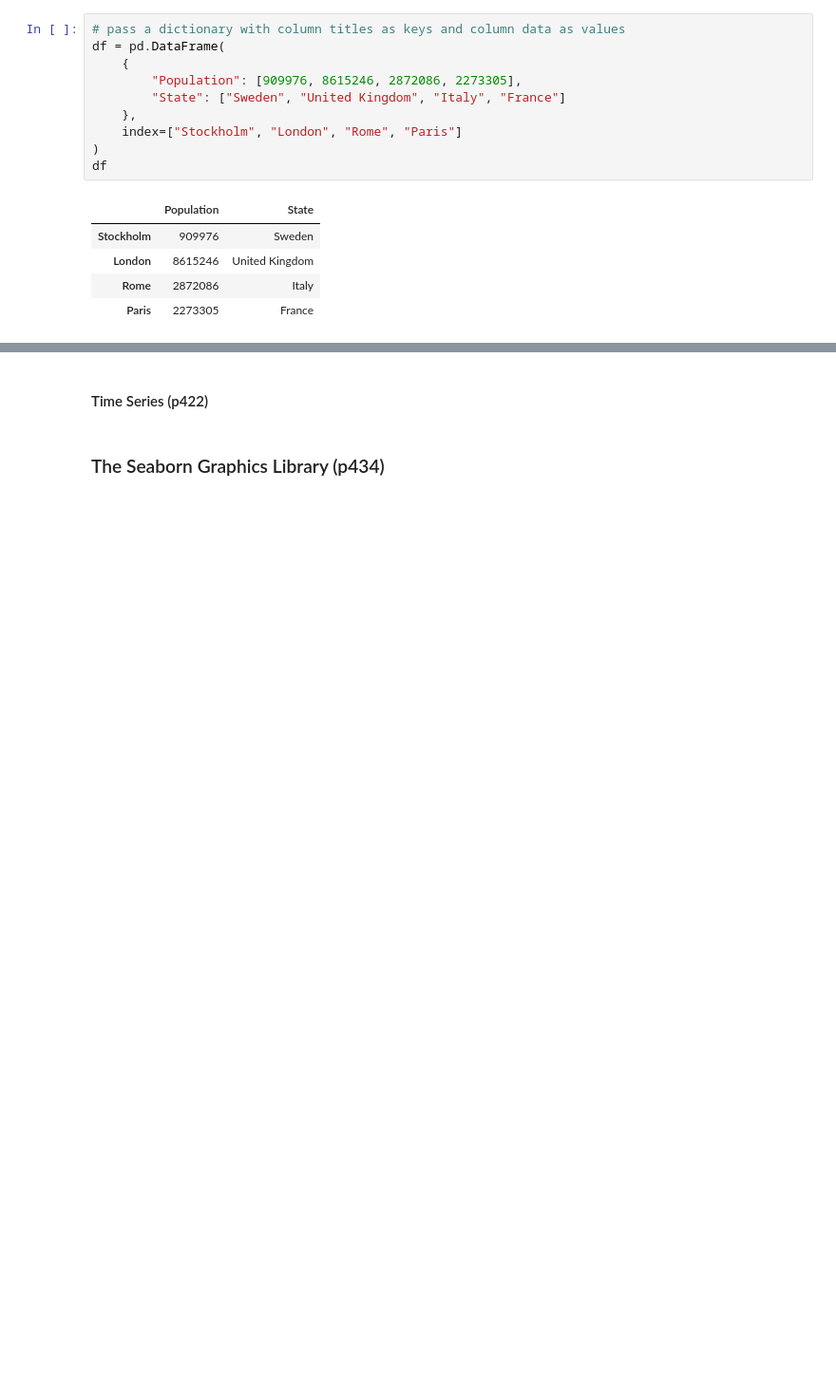
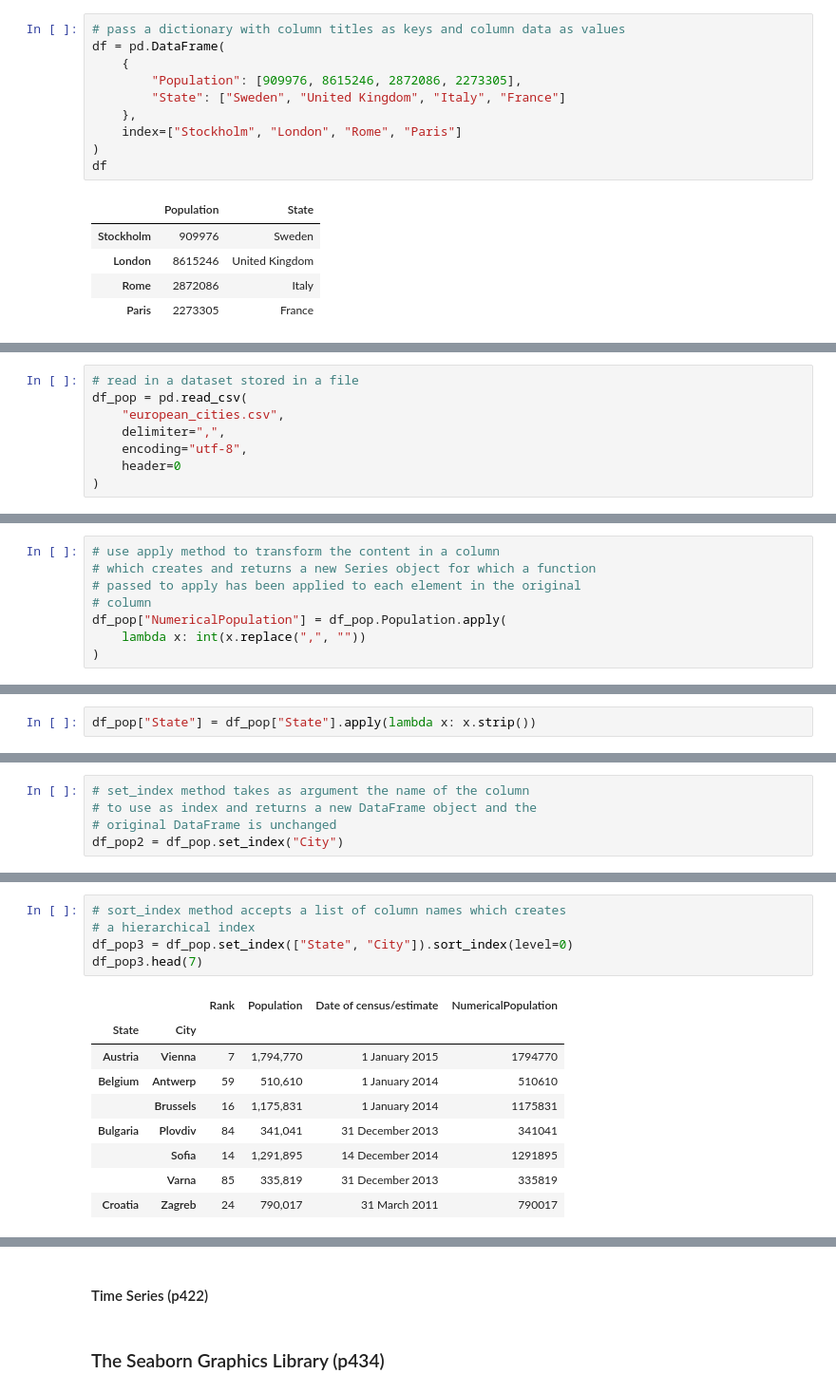
Before and after one commit to mathlarvalab/Nemurecal_Python, a Jupyter notebook: code/ch10/gee.ipynb, the cells around one changed output, grey strips where cells are left out. Shown at 95% size. Saved outputs shown, nothing was run; the diff lists cells and outputs as text; blank space fills up the shorter version.

```diff
--- a/code/ch10/gee.ipynb
+++ b/code/ch10/gee.ipynb
@@ -159,0 +227,8 @@ df
+# %%
+# read in a dataset stored in a file
+df_pop = pd.read_csv(
+    "european_cities.csv",
+    delimiter=",",
+    encoding="utf-8",
+    header=0
+)
@@ -159,0 +260,8 @@ df
+# %%
+# use apply method to transform the content in a column
+# which creates and returns a new Series object for which a function
+# passed to apply has been applied to each element in the original
+# column
+df_pop["NumericalPopulation"] = df_pop.Population.apply(
+    lambda x: int(x.replace(",", ""))
+)
@@ -159,0 +272,2 @@ df
+# %%
+df_pop["State"] = df_pop["State"].apply(lambda x: x.strip())
@@ -159,0 +294,5 @@ df
+# %%
+# set_index method takes as argument the name of the column
+# to use as index and returns a new DataFrame object and the
+# original DataFrame is unchanged
+df_pop2 = df_pop.set_index("City")
@@ -159,0 +312,15 @@ df
+# %%
+# sort_index method accepts a list of column names which creates
+# a hierarchical index
+df_pop3 = df_pop.set_index(["State", "City"]).sort_index(level=0)
+df_pop3.head(7)
+# %% [output]
+|  |  | Rank | Population | Date of census/estimate | NumericalPopulation |
+| State | City |  |  |  |  |
+| Austria | Vienna | 7 | 1,794,770 | 1 January 2015 | 1794770 |
+| Belgium | Antwerp | 59 | 510,610 | 1 January 2014 | 510610 |
+|  | Brussels | 16 | 1,175,831 | 1 January 2014 | 1175831 |
+| Bulgaria | Plovdiv | 84 | 341,041 | 31 December 2013 | 341041 |
+|  | Sofia | 14 | 1,291,895 | 14 December 2014 | 1291895 |
+|  | Varna | 85 | 335,819 | 31 December 2013 | 335819 |
+| Croatia | Zagreb | 24 | 790,017 | 31 March 2011 | 790017 |
```
Also changed, not shown: parts of 21 cells of this notebook.
